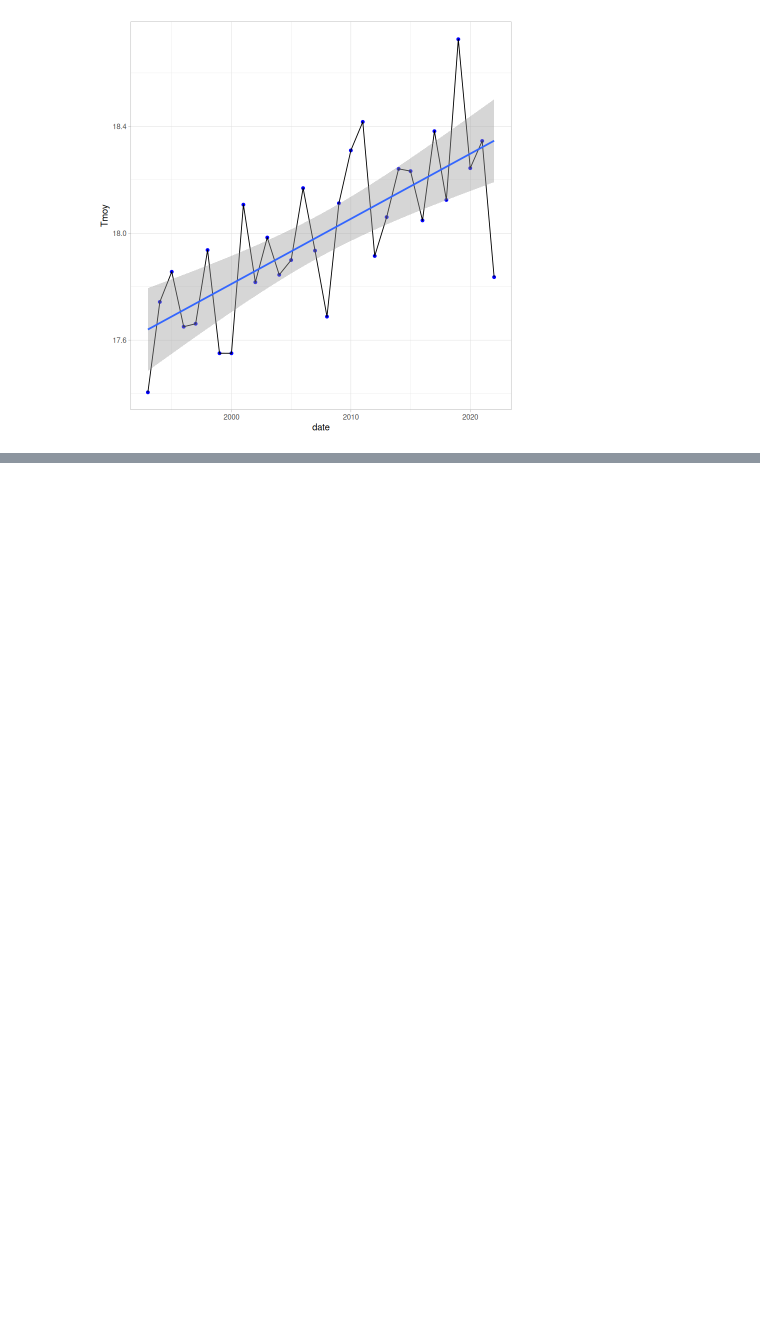
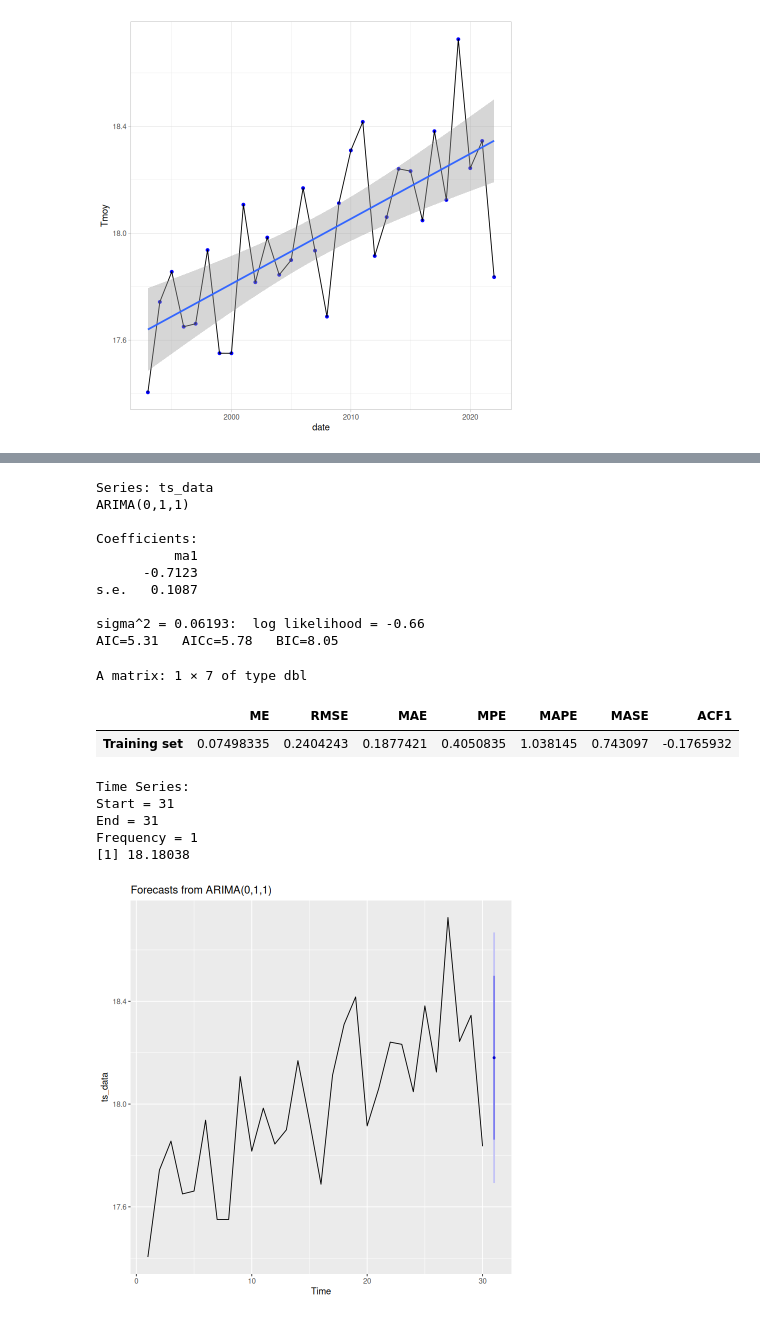
Before and after one commit to dinasdata/WeatherViz, a Jupyter notebook: notebook.ipynb, the cells around one changed output, grey strips where cells are left out. Cells and saved outputs as stored; diff of their text form; code cells hidden in the pictures; blank space fills up the shorter version.

```diff
--- a/notebook.ipynb
+++ b/notebook.ipynb
@@ -129,0 +156,29 @@ year_plot("Tmoy")
+# %%
+df = pere_year[["Tmoy"]]
+ts_data = ts(df,frequency = 1)
+fitted = auto.arima(ts_data)
+forecasted = forecast(fitted,h = 1)
+print(fitted)
+autoplot(forecasted)
+accuracy(fitted)
+print(forecasted$mean)
+# %% [output]
+Series: ts_data
+ARIMA(0,1,1)
+
+Coefficients:
+          ma1
+      -0.7123
+s.e.   0.1087
+
+sigma^2 = 0.06193:  log likelihood = -0.66
+AIC=5.31   AICc=5.78   BIC=8.05
+A matrix: 1 × 7 of type dbl
+|  | ME | RMSE | MAE | MPE | MAPE | MASE | ACF1 |
+| Training set | 0.07498335 | 0.2404243 | 0.1877421 | 0.4050835 | 1.038145 | 0.743097 | -0.1765932 |
+Time Series:
+Start = 31
+End = 31
+Frequency = 1
+[1] 18.18038
+[figure, added]
```
Also changed, not shown: parts of 5 cells of this notebook.
